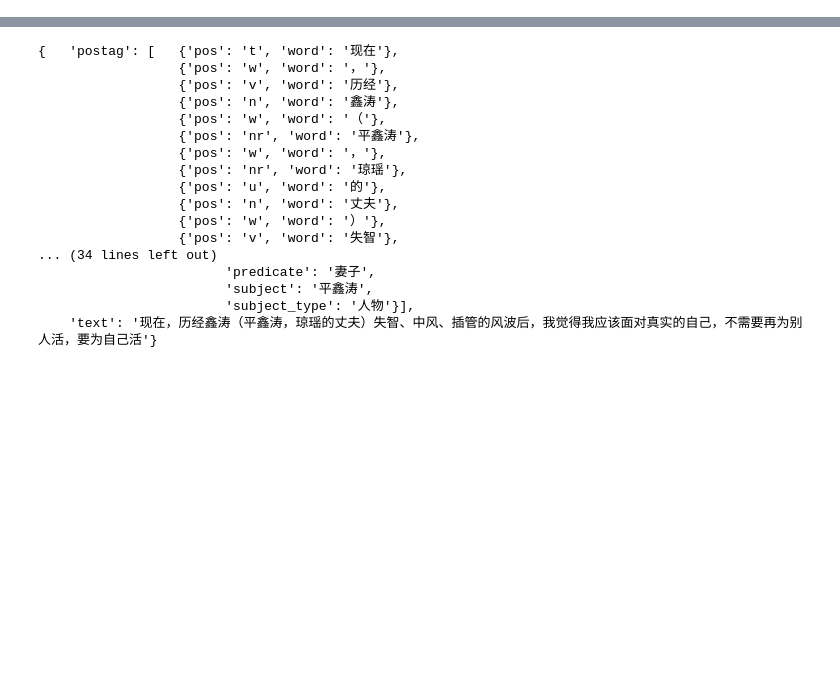
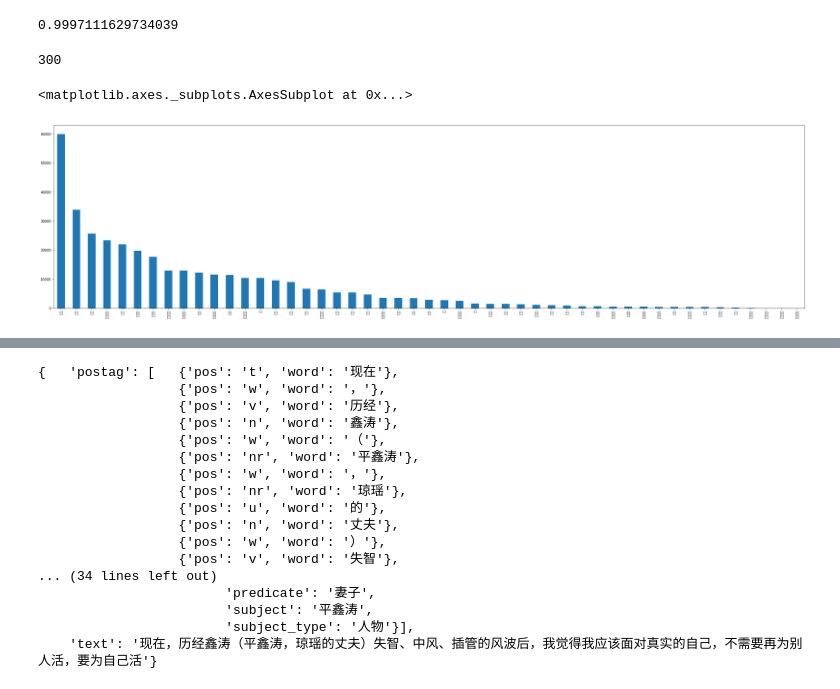
Before and after one commit to WyAzx/ie, a Jupyter notebook: scripts/exp01.ipynb, the cells around one changed output, grey strips where cells are left out. Drawn from its saved outputs; the diff is of its cells as text; code cells hidden in the pictures; blank space fills up the shorter version.

```diff
--- a/scripts/exp01.ipynb
+++ b/scripts/exp01.ipynb
@@ -14,0 +61,42 @@ FileNotFoundError: [Errno 2] No such file or directory: './data/train_data.json'
+# %%
+# 不含有postag 的sample个数
+train_df['has_postag'].sum() / train_df['has_postag'].count()
+# %% [output]
+0.9997111629734039
+# %%
+# 最大句子长度
+max(map(len, text))
+# %% [output]
+300
+# %%
+# 统计关系类型出现频次
+from collections import defaultdict
+train_rel = defaultdict(int)
+for sample in train:
+    spo_list = sample['spo_list']
+    for spo in spo_list:
+        predi = spo['predicate']
+        train_rel[predi] += 1
+
+dev_rel = defaultdict(int)
+for sample in dev:
+    spo_list = sample['spo_list']
+    for spo in spo_list:
+        predi = spo['predicate']
+        dev_rel[predi] += 1
+# %%
+train_rel = sorted(train_rel.items(), key=lambda x: x[1], reverse=True)
+dev_rel = sorted(dev_rel.items(), key=lambda x: x[1], reverse=True)
+# %%
+import matplotlib.pyplot as plt
+# 指定默认字体
+plt.rcParams['font.sans-serif']=['SimHei']
+plt.rcParams['font.family']='sans-serif'
+# 用来正常显示负号
+plt.rcParams['axes.unicode_minus']=False
+# %%
+train_rel_ser = pd.Series(list(zip(*train_rel))[1], index=list(zip(*train_rel))[0])
+train_rel_ser.plot.bar(figsize=(40, 10))
+# %% [output]
+<matplotlib.axes._subplots.AxesSubplot at 0x...>
+[figure, added]
```
Also changed, not shown: parts of 18 cells of this notebook, 4 other files.
